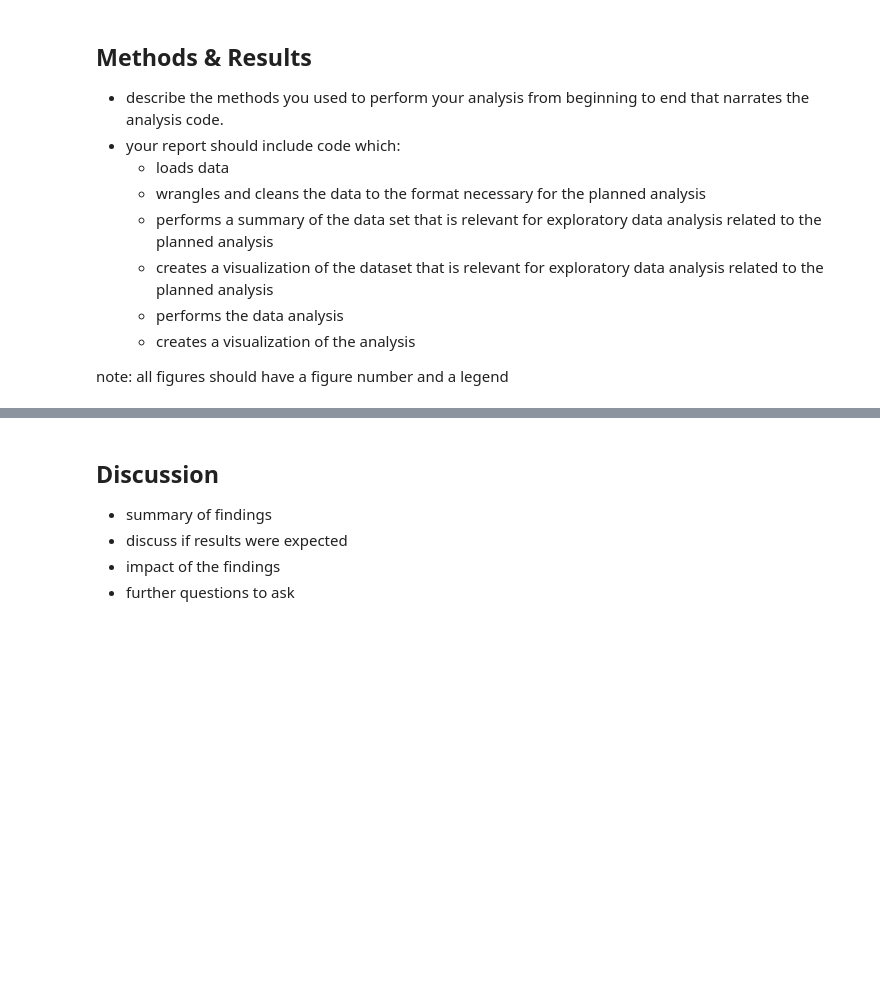
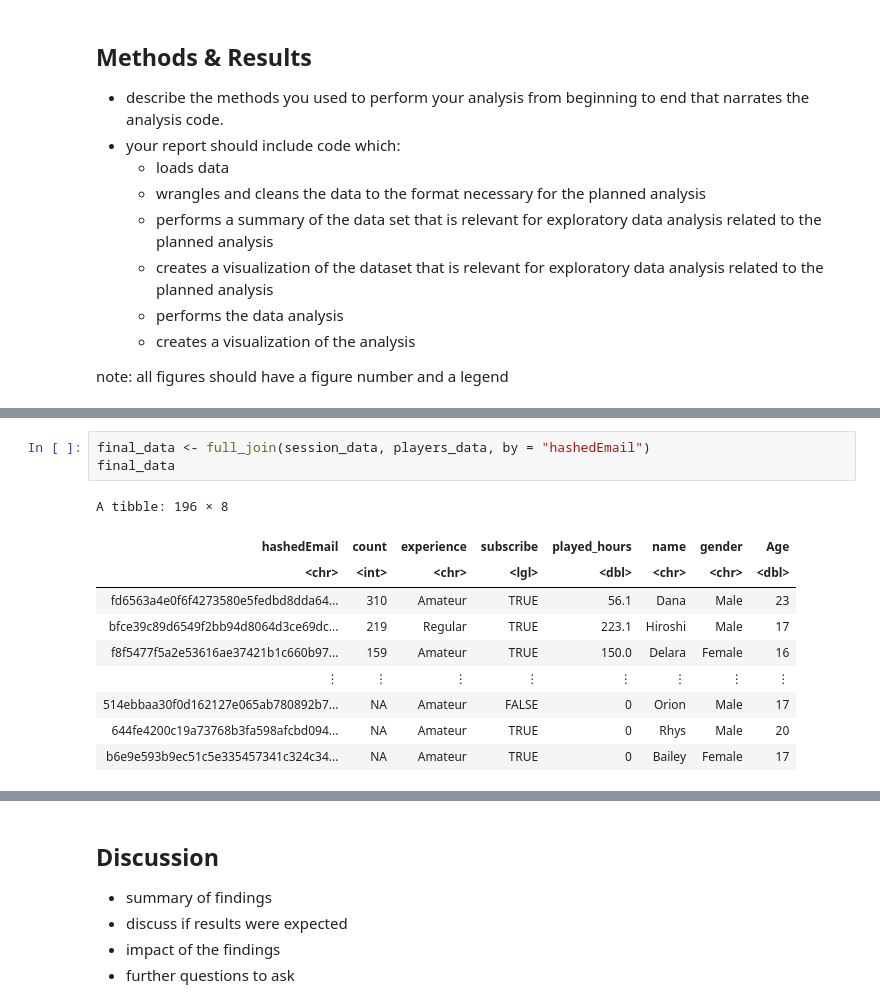
Before and after one commit to clam171/DSCI-100---S6G16, a Jupyter notebook: DSCI 100(S6G16) Project.ipynb, the cells around one changed output, grey strips where cells are left out. Saved outputs shown, nothing was run; the diff lists cells and outputs as text; blank space fills up the shorter version.

```diff
--- a/DSCI 100(S6G16) Project.ipynb
+++ b/DSCI 100(S6G16) Project.ipynb
@@ -38,0 +126,14 @@ note: all figures should have a figure number and a legend
+# %%
+final_data <- full_join(session_data, players_data, by = "hashedEmail")
+final_data
+# %% [output]
+A tibble: 196 × 8
+| hashedEmail | count | experience | subscribe | played_hours | name | gender | Age |
+| <chr> | <int> | <chr> | <lgl> | <dbl> | <chr> | <chr> | <dbl> |
+| fd6563a4e0f6f4273580e5fedbd8dda64... | 310 | Amateur | TRUE | 56.1 | Dana | Male | 23 |
+| bfce39c89d6549f2bb94d8064d3ce69dc... | 219 | Regular | TRUE | 223.1 | Hiroshi | Male | 17 |
+| f8f5477f5a2e53616ae37421b1c660b97... | 159 | Amateur | TRUE | 150.0 | Delara | Female | 16 |
+| ⋮ | ⋮ | ⋮ | ⋮ | ⋮ | ⋮ | ⋮ | ⋮ |
+| 514ebbaa30f0d162127e065ab780892b7... | NA | Amateur | FALSE | 0 | Orion | Male | 17 |
+| 644fe4200c19a73768b3fa598afcbd094... | NA | Amateur | TRUE | 0 | Rhys | Male | 20 |
+| b6e9e593b9ec51c5e335457341c324c34... | NA | Amateur | TRUE | 0 | Bailey | Female | 17 |
```
Also changed, not shown: parts of 7 cells of this notebook.
